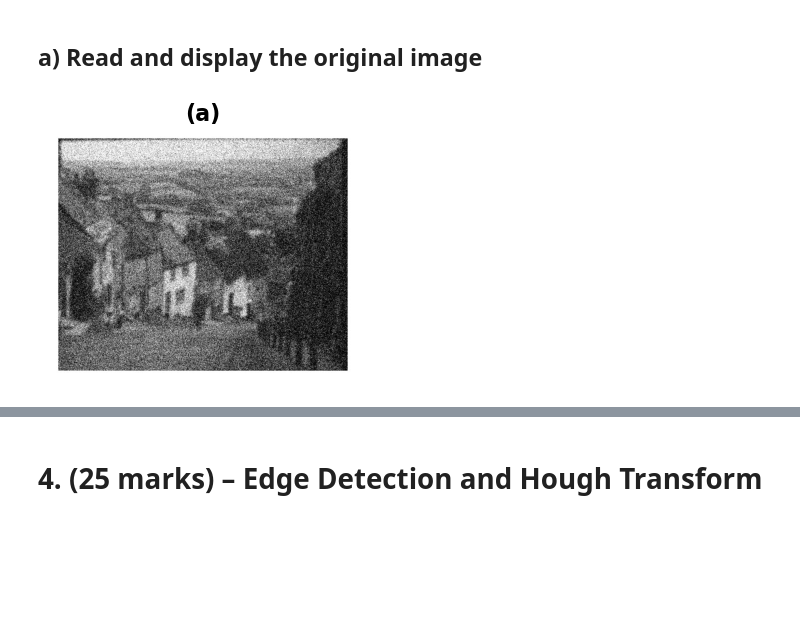
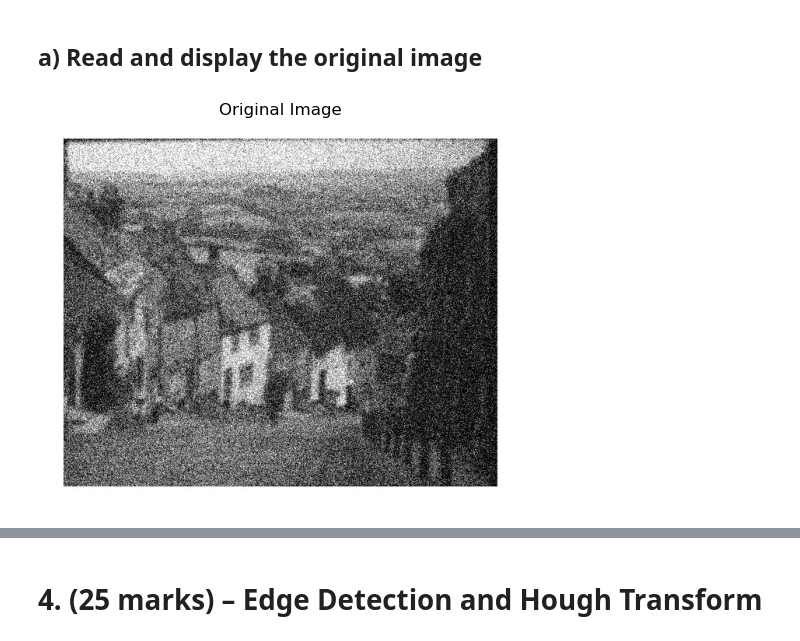
Before and after one commit to sonsiho/FPT-ImageAndVideoProcessing, a Jupyter notebook: Final/final.ipynb, the cells around one changed output, grey strips where cells are left out. Drawn from its saved outputs; the diff is of its cells as text; code cells hidden in the pictures; blank space fills up the shorter version.

```diff
--- a/Final/final.ipynb
+++ b/Final/final.ipynb
@@ -236,17 +226,19 @@ plt.show()
 ## a) Read and display the original image
 # %%
 from PIL import Image
+import numpy as np
 import matplotlib.pyplot as plt
 
-# Load the image
+# Load the original image
 image_path = './Data/Ex3.png'
-original_image = Image.open(image_path)
+original_image = Image.open(image_path).convert('L')
+original_array = np.array(original_image)
 
 # Display the original image
-plt.figure(figsize=(4, 4))
-plt.imshow(original_image, cmap='gray')
-plt.title('(a)', fontweight='bold', fontsize=16)
+plt.figure(figsize=(6, 5))
+plt.imshow(original_array, cmap='gray')
+plt.title('Original Image')
 plt.axis('off')
 plt.show()
 # %% [output]
-[figure, old version]
+[figure, new version]
```
Also changed, not shown: parts of 20 cells of this notebook, 4 other files.
